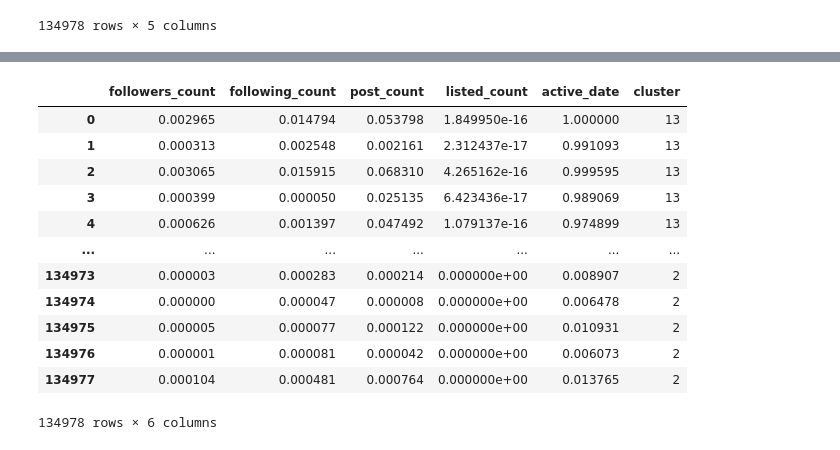
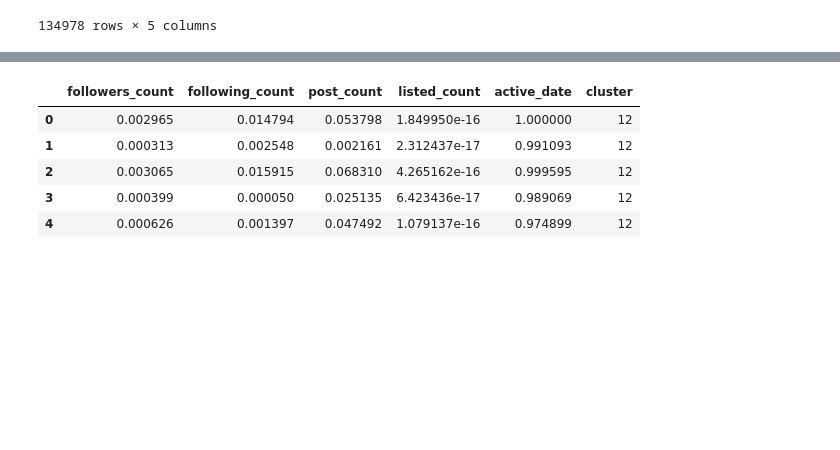
Before and after one commit to Fuyuzora/732-project, a Jupyter notebook: kmeans/project_kmeans.ipynb, the cells around one changed output, grey strips where cells are left out. Saved outputs shown, nothing was run; the diff lists cells and outputs as text; code cells hidden in the pictures; blank space fills up the shorter version.

```diff
--- a/kmeans/project_kmeans.ipynb
+++ b/kmeans/project_kmeans.ipynb
@@ -117,7 +116,7 @@ features
 # %%
-norm_df = MinMaxScaler().fit_transform(features)
-norm_df = pd.DataFrame(norm_df, columns = list(features.columns))
-norm_df
+features_norm = MinMaxScaler().fit_transform(features)
+features_norm = pd.DataFrame(features_norm, columns = list(features.columns))
+features_norm
 # %% [output]
 |  | followers_count | following_count | post_count | listed_count | active_date |
 | 0 | 0.002965 | 0.014794 | 0.053798 | 1.849950e-16 | 1.000000 |
@@ -153,5 +146,12 @@ memory usage: 5.1 MB
 SSE = []
 for cluster in range(1,20):
     kmeans = KMeans(n_clusters = cluster, init='k-means++')
-    kmeans.fit(norm_df)
+    kmeans.fit(features_norm)
     SSE.append(kmeans.inertia_)
+
+# sse elbow plot
+sse_df = pd.DataFrame({'Cluster':range(1,20), 'SSE':SSE})
+plt.figure(figsize=(12,6))
+plt.plot(sse_df['Cluster'], sse_df['SSE'], marker='o')
+plt.xlabel('Number of clusters')
+plt.ylabel('Inertia')
@@ -176,7 +161,19 @@ uniq = np.unique(pred)
 # %%
-centers = np.array(kmeans.cluster_centers_)
+# use PCA to convert dimension to 2
+pca = PCA(2)
+data = pca.fit_transform(features_norm)
 
-plt.figure(figsize=(12,6))
+# train model
+k = 15
+model = KMeans(n_clusters = k, init='k-means++')
+model.fit(data)
+pred = model.predict(data)
+uniq = np.unique(pred)
+
+centers = np.array(model.cluster_centers_)
+
+# plot cluster
+plt.figure(figsize=(10,10))
 for i in uniq:
    plt.scatter(data[pred == i , 0], data[pred == i , 1], s = 2, label = i)
 plt.scatter(centers[:,0], centers[:,1], marker='x', color='k')
@@ -187,5 +184,5 @@ plt.show()
 # %%
-frame = norm_df.copy()
+frame = features_norm.copy()
 frame['cluster'] = pred
 frame['cluster'].value_counts()
 # %% [output]
@@ -207,20 +204,13 @@ frame['cluster'].value_counts()
 Name: cluster, dtype: int64
 # %%
-frame
+frame.head()
 # %% [output]
 |  | followers_count | following_count | post_count | listed_count | active_date | cluster |
-| 0 | 0.002965 | 0.014794 | 0.053798 | 1.849950e-16 | 1.000000 | 13 |
-| 1 | 0.000313 | 0.002548 | 0.002161 | 2.312437e-17 | 0.991093 | 13 |
-| 2 | 0.003065 | 0.015915 | 0.068310 | 4.265162e-16 | 0.999595 | 13 |
-| 3 | 0.000399 | 0.000050 | 0.025135 | 6.423436e-17 | 0.989069 | 13 |
-| 4 | 0.000626 | 0.001397 | 0.047492 | 1.079137e-16 | 0.974899 | 13 |
-| ... | ... | ... | ... | ... | ... | ... |
-| 134973 | 0.000003 | 0.000283 | 0.000214 | 0.000000e+00 | 0.008907 | 2 |
-| 134974 | 0.000000 | 0.000047 | 0.000008 | 0.000000e+00 | 0.006478 | 2 |
-| 134975 | 0.000005 | 0.000077 | 0.000122 | 0.000000e+00 | 0.010931 | 2 |
-| 134976 | 0.000001 | 0.000081 | 0.000042 | 0.000000e+00 | 0.006073 | 2 |
-| 134977 | 0.000104 | 0.000481 | 0.000764 | 0.000000e+00 | 0.013765 | 2 |
+| 0 | 0.002965 | 0.014794 | 0.053798 | 1.849950e-16 | 1.000000 | 12 |
+| 1 | 0.000313 | 0.002548 | 0.002161 | 2.312437e-17 | 0.991093 | 12 |
+| 2 | 0.003065 | 0.015915 | 0.068310 | 4.265162e-16 | 0.999595 | 12 |
+| 3 | 0.000399 | 0.000050 | 0.025135 | 6.423436e-17 | 0.989069 | 12 |
+| 4 | 0.000626 | 0.001397 | 0.047492 | 1.079137e-16 | 0.974899 | 12 |
-134978 rows × 6 columns
 # %%
 sns.pairplot(frame, hue='cluster')
 # %% [output]
```
Also changed, not shown: parts of 11 cells of this notebook.
